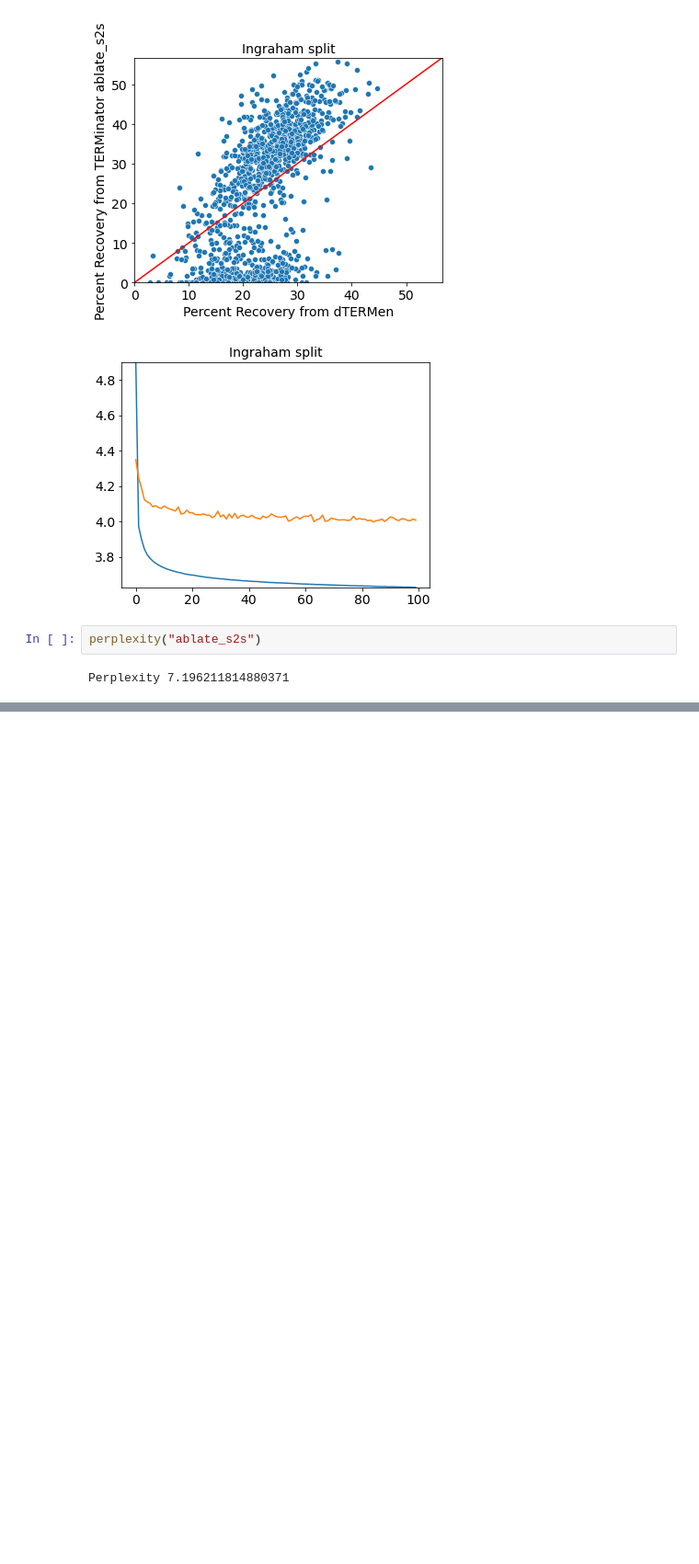
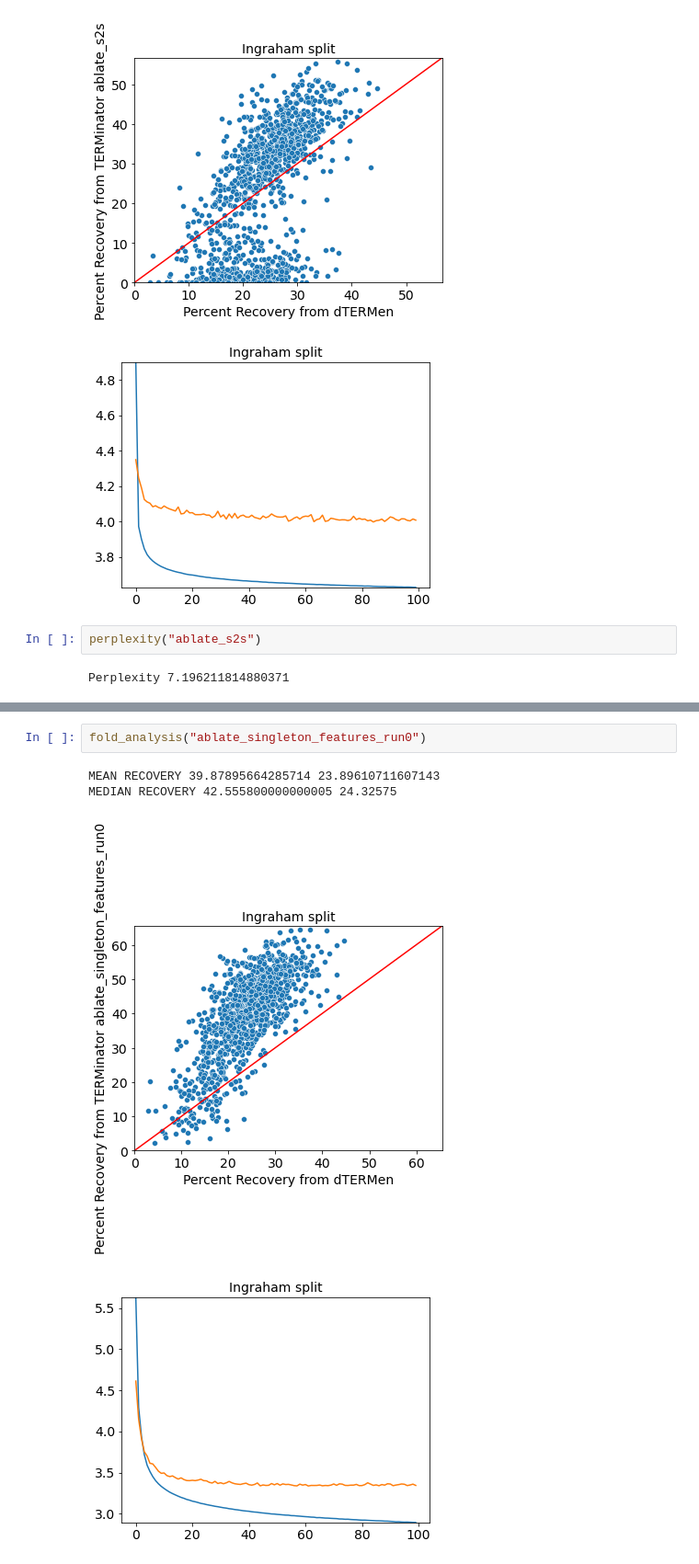
Before and after one commit to alexjli/terminator_public, a Jupyter notebook: analysis/ingraham_runs_analysis.ipynb, the cells around one changed output, grey strips where cells are left out. Shown at 92% size. Saved outputs shown, nothing was run; the diff lists cells and outputs as text; blank space fills up the shorter version.

```diff
--- a/analysis/ingraham_runs_analysis.ipynb
+++ b/analysis/ingraham_runs_analysis.ipynb
@@ -96,0 +152,7 @@ Perplexity 7.196211814880371
+# %%
+fold_analysis("ablate_singleton_features_run0")
+# %% [output]
+MEAN RECOVERY 39.87895664285714 23.89610711607143
+MEDIAN RECOVERY 42.555800000000005 24.32575
+[figure, added]
+[figure, added]
```
Also changed, not shown: parts of 37 cells of this notebook, 1 other file.
